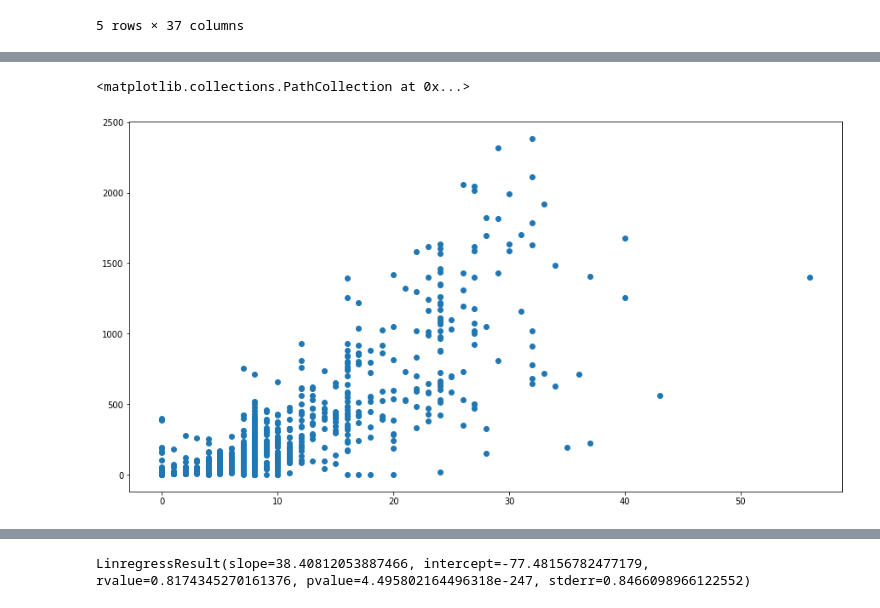
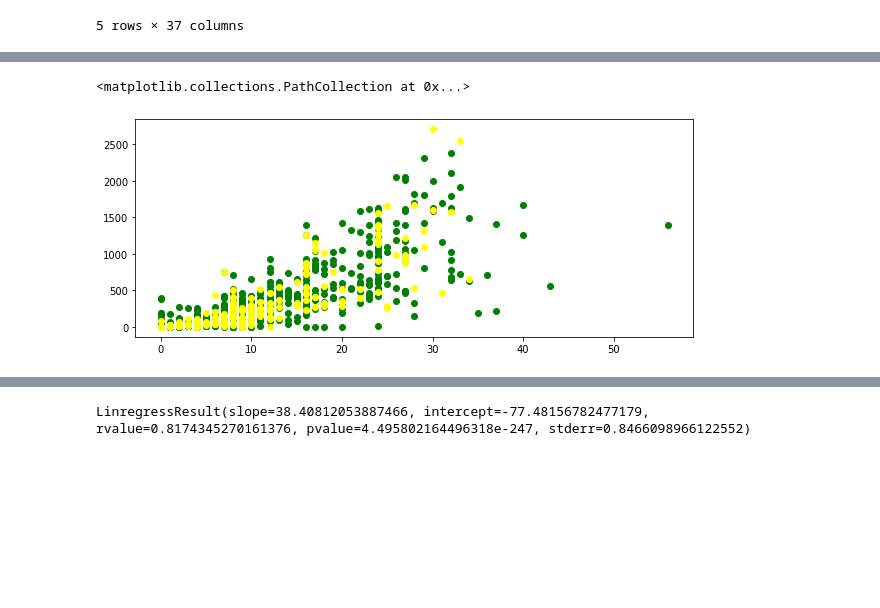
Before and after one commit to Yeghon/CCI508, a Jupyter notebook: PlayAround.ipynb, the cells around one changed output, grey strips where cells are left out. Drawn from its saved outputs; the diff is of its cells as text; code cells hidden in the pictures; blank space fills up the shorter version.

```diff
--- a/PlayAround.ipynb
+++ b/PlayAround.ipynb
@@ -39,8 +30,9 @@ xTest = X[1024:]
 yTest = Y[1024:]
 # %%
 #Plot training data
-plt.figure(figsize=(15, 8))
-plt.scatter(xTrain, yTrain)
+plt.figure(figsize=(10, 4))
+plt.scatter(xTrain, yTrain, color='green')
+plt.scatter(xTest, yTest, color='yellow')
 # %% [output]
 <matplotlib.collections.PathCollection at 0x...>
-[figure, old version]
+[figure, new version]
```
Also changed, not shown: parts of 7 cells of this notebook, 5 other files.
